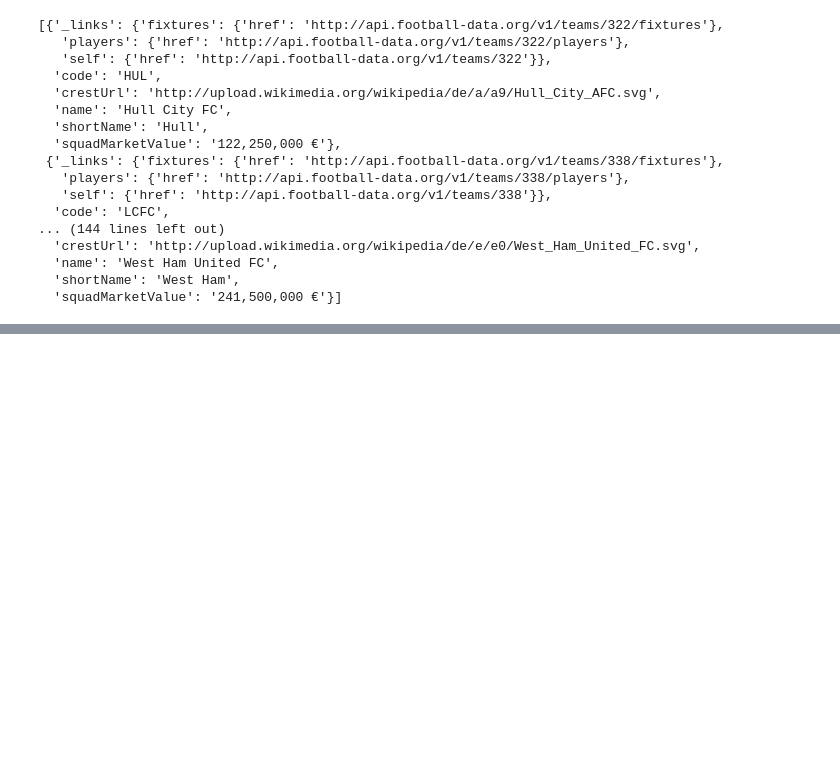
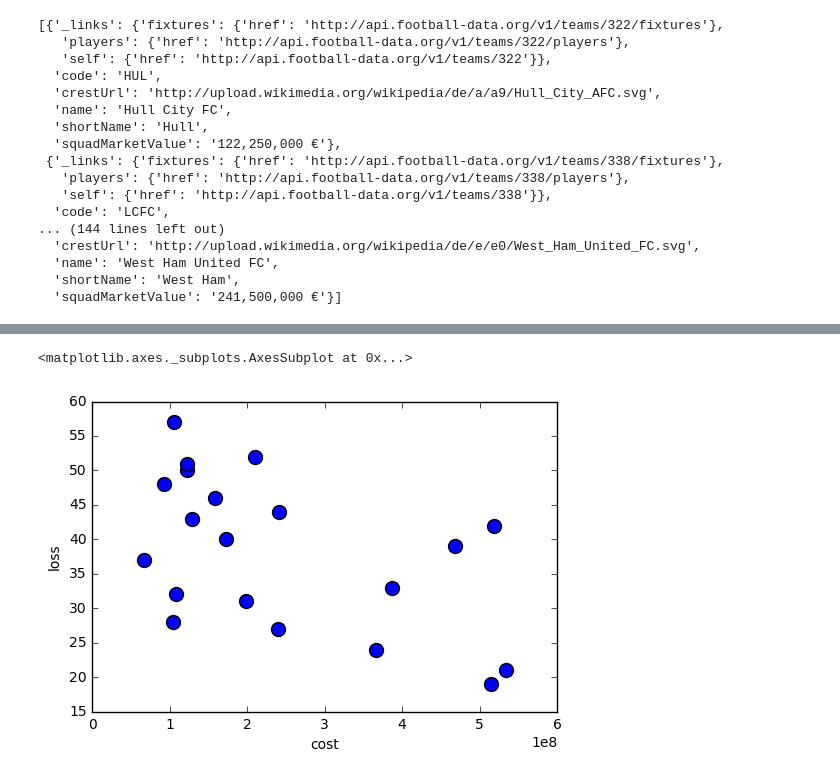
Before and after one commit to feliska/python3_netology, a Jupyter notebook: Block4_homework/lesson4.3.ipynb, the cells around one changed output, grey strips where cells are left out. Cells and saved outputs as stored; diff of their text form; code cells hidden in the pictures; blank space fills up the shorter version.

```diff
--- a/Block4_homework/lesson4.3.ipynb
+++ b/Block4_homework/lesson4.3.ipynb
@@ -8,6 +9,8 @@ import matplotlib.pyplot as plt
 %matplotlib inline
 # %%
 from scipy.cluster.vq import whiten, kmeans2
+# %%
+exp = re.compile('\D')
 # %%
 def call_api(uri, result_key):
     json = {}
@@ -40,14 +43,14 @@ teams
   'squadMarketValue': '241,500,000 €'}]
 # %%
 for team in teams:
-    value = team['squadMarketValue']
+    cost = team['squadMarketValue']
     fixtures = call_api(team['_links']['fixtures']['href'], 'fixtures')
     loss = 0
     for f in fixtures:
         if team['name'] == f['homeTeamName']:
+            loss += f['result']['goalsAwayTeam'] if f['result']['goalsAwayTeam'] else 0
+        else:
             loss += f['result']['goalsHomeTeam'] if f['result']['goalsHomeTeam'] else 0
-        else:
-            loss += f['result']['goalsAwayTeam'] if f['result']['goalsAwayTeam'] else 0
-    print('Team "{}", {} loss, {} '.format(team['name'], loss, value))
-    team['wins'] = wins
+    print('Team "{}", {} loss, {} '.format(team['name'], loss, cost))
+    team['loss'] = loss
 # %% [output]
@@ -73,0 +77,5 @@ Team "West Ham United FC", 35 wins, 241,500,000 €
+# %%
+team_for_pd = []
+for team in teams:
+    team_for_pd.append({'name': team['name'], 'loss': team['loss'], 'cost': int(exp.sub('', team['squadMarketValue']))})
+team_for_pd
@@ -73,0 +103,3 @@ Team "West Ham United FC", 35 wins, 241,500,000 €
+# %%
+teams_pd = pd.DataFrame(team_for_pd)
+teams_pd
@@ -73,0 +124,5 @@ Team "West Ham United FC", 35 wins, 241,500,000 €
+# %%
+teams_pd.plot.scatter(x='cost', y='loss', s=100)
+# %% [output]
+<matplotlib.axes._subplots.AxesSubplot at 0x...>
+[figure, added]
```
Also changed, not shown: parts of 12 cells of this notebook.
